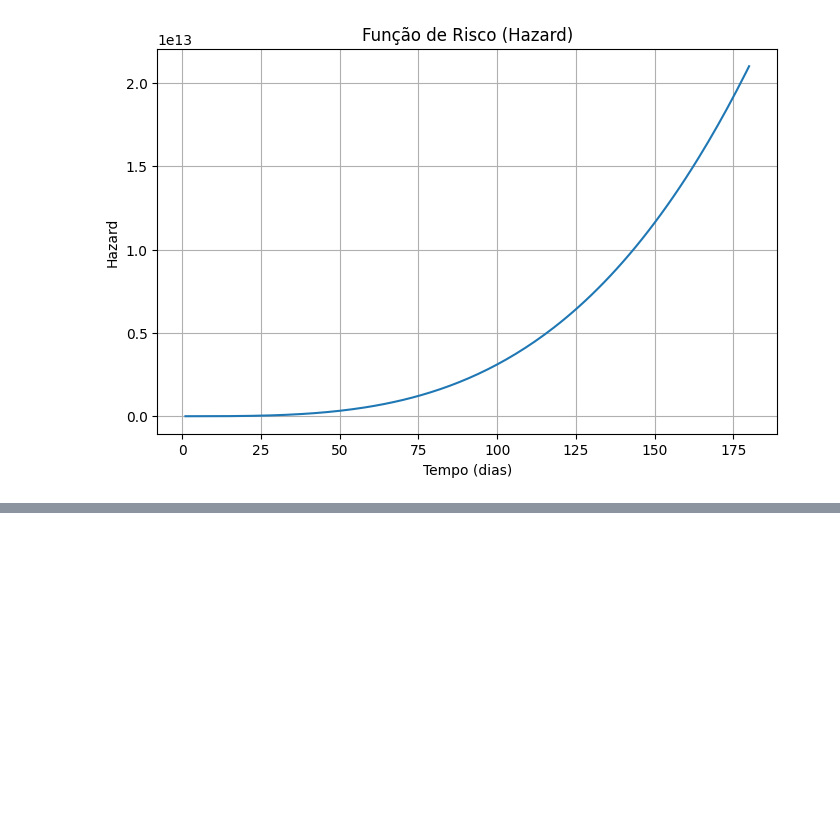
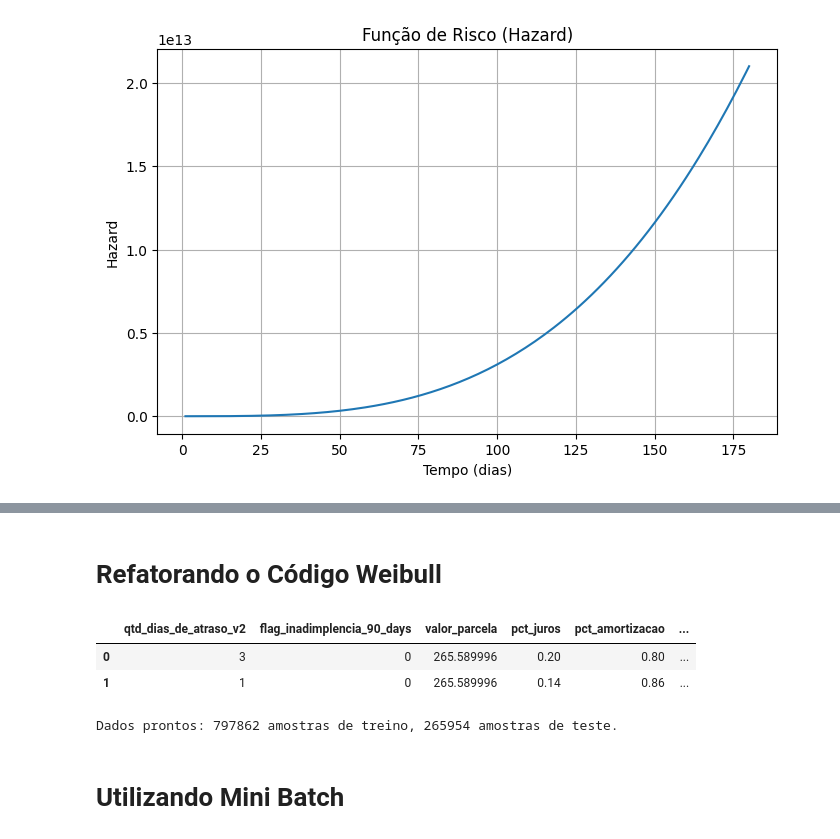
Before and after one commit to GilliardMorandim/mba-tcc-usp-inadimplencia, a Jupyter notebook: analise_sobrevivencia.ipynb, the cells around one changed output, grey strips where cells are left out. Saved outputs shown, nothing was run; the diff lists cells and outputs as text; code cells hidden in the pictures; blank space fills up the shorter version.

```diff
--- a/analise_sobrevivencia.ipynb
+++ b/analise_sobrevivencia.ipynb
@@ -469,0 +2076,57 @@ plot_hazard_curve(pipeline.models["weibull"], X_ref)
+# %% [markdown]
+# Refatorando o Código Weibull
+# %%
+survival_df_model.head(2)
+# %% [output]
+|  | qtd_dias_de_atraso_v2 | flag_inadimplencia_90_days | valor_parcela | pct_juros | pct_amortizacao | ... |
+| 0 | 3 | 0 | 265.589996 | 0.20 | 0.80 | ... |
+| 1 | 1 | 0 | 265.589996 | 0.14 | 0.86 | ... |
+# %%
+cols_model = [
+    "qtd_dias_de_atraso_v2",
+    "flag_inadimplencia_90_days",
+    "valor_parcela",
+    "pct_juros",
+    "pct_amortizacao",
+    "parcela_norm_0_1"
+]
+
+survival_df_model = survival_df[cols_model].dropna()
+survival_df_model = survival_df_model[survival_df_model["qtd_dias_de_atraso_v2"] > 0]
+
+survival_df_model = survival_df_model.astype({
+    "qtd_dias_de_atraso_v2": "int16",
+    "flag_inadimplencia_90_days": "int8",
+    "valor_parcela": "float32",
+    "pct_juros": "float32",
+    "pct_amortizacao": "float32",
+    "parcela_norm_0_1": "float32"
+})
+
+#-------------------------------------------------------------------------------------------------------#
+NOME_COLUNA_TEMPO = 'qtd_dias_de_atraso_v2'
+NOME_COLUNA_EVENTO = 'flag_inadimplencia_90_days'
+#-------------------------------------------------------------------------------------------------------#
+
+X_features = survival_df_model[["valor_parcela","pct_juros","pct_amortizacao","parcela_norm_0_1"]].copy()
+#Y_target = survival_df_model[["flag_inadimplencia_90_days"]].copy()
+#-------------------------------------------------------------------------------------------------------#
+evento_bool = survival_df_model[NOME_COLUNA_EVENTO].astype(bool)
+tempo_float = survival_df_model[NOME_COLUNA_TEMPO].astype(float)
+Y_target = Surv.from_arrays(event=evento_bool, time=tempo_float)
+
+# Normalização das features
+scaler = StandardScaler()
+X_scaled = scaler.fit_transform(X_features)
+
+# Divisão em Treino e Teste
+X_train, X_test, Y_train, Y_test = train_test_split(
+    X_scaled, Y_target, test_size=0.25, random_state=42,
+    stratify=survival_df_model["flag_inadimplencia_90_days"]
+)
+print(f"Dados prontos: {X_train.shape[0]} amostras de treino, {X_test.shape[0]} amostras de teste.")
+#-------------------------------------------------------------------------------------------------------#
+# %% [output]
+Dados prontos: 797862 amostras de treino, 265954 amostras de teste.
+# %% [markdown]
+# Utilizando Mini Batch
```
Also changed, not shown: parts of 36 cells of this notebook.
